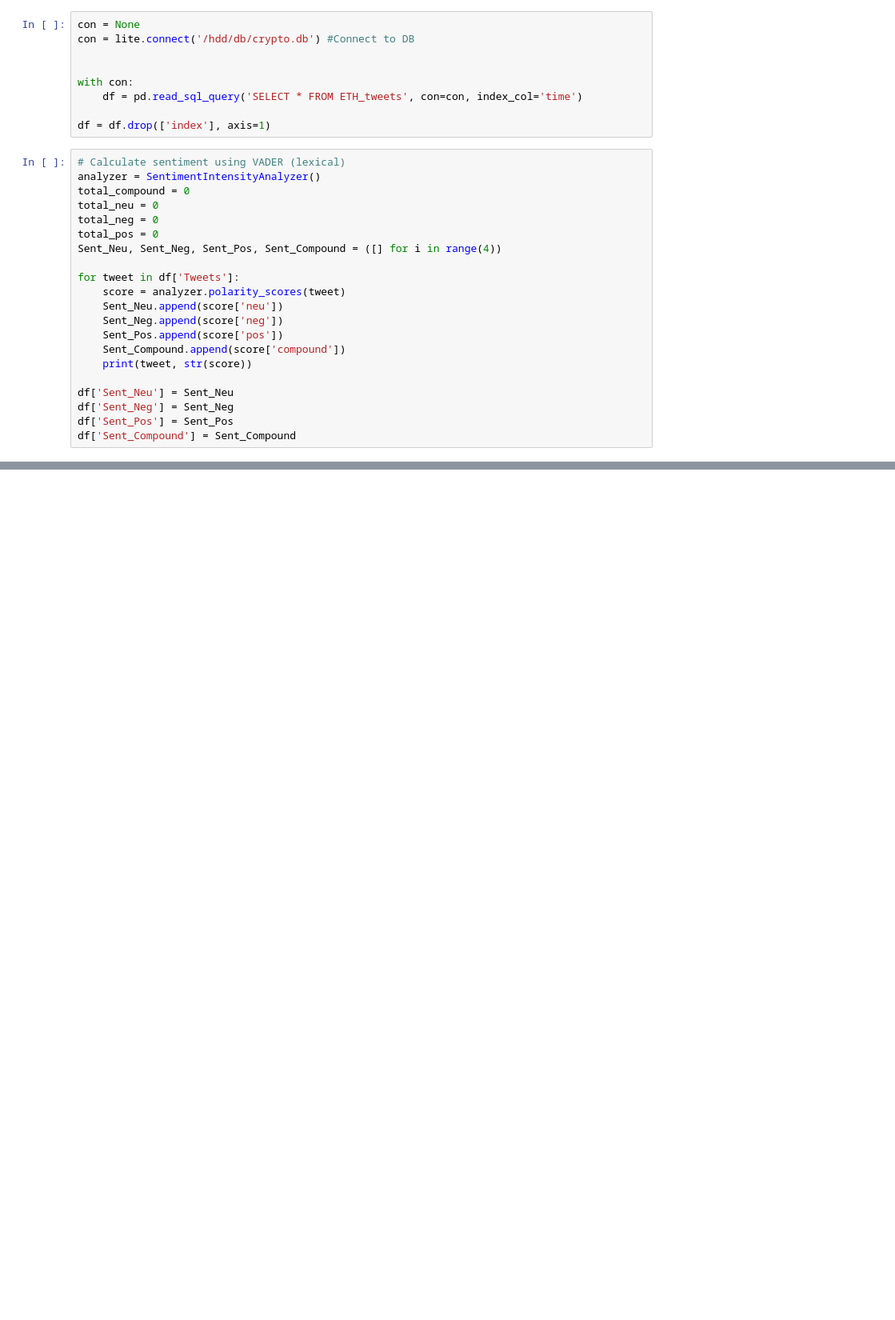
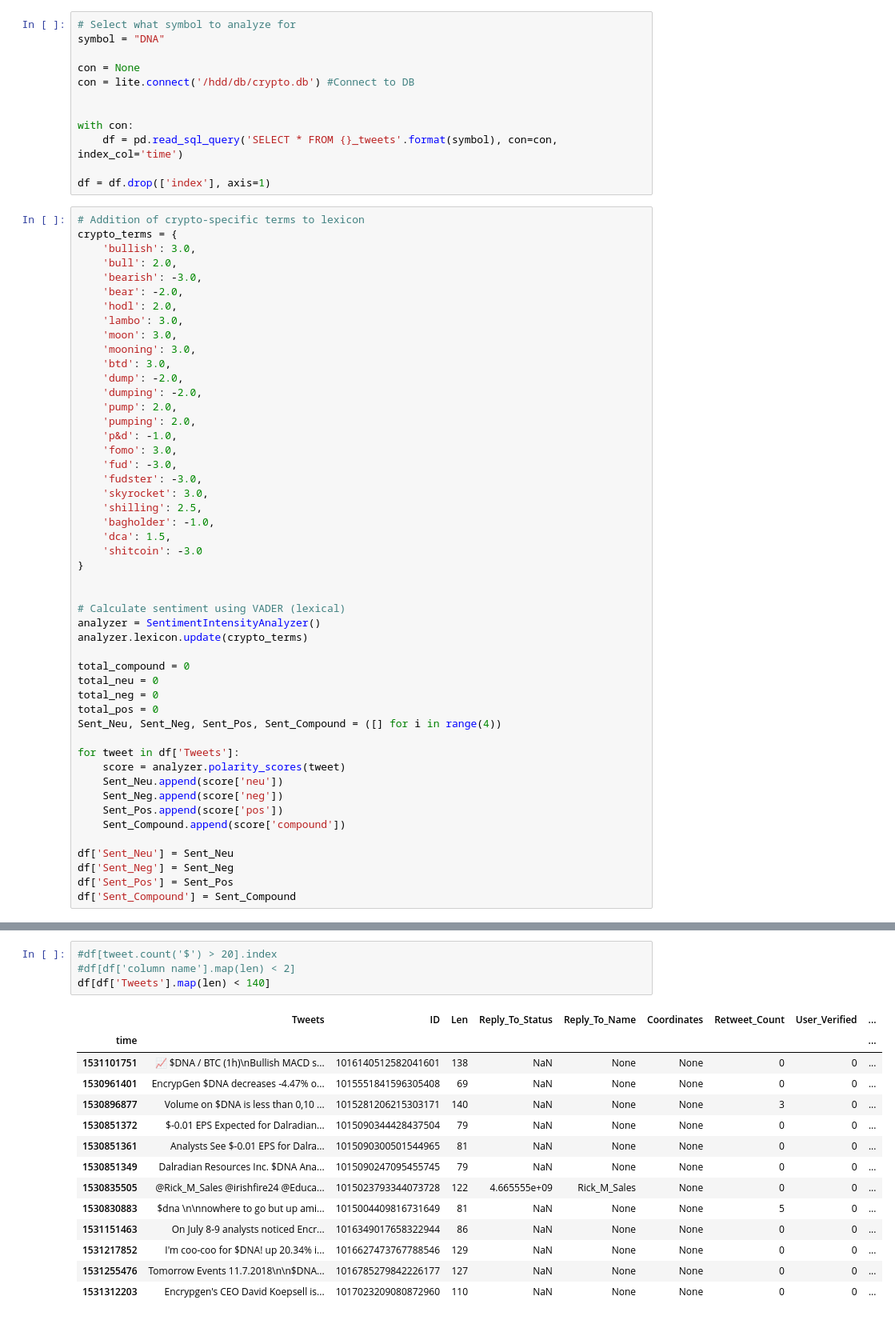
Before and after one commit to boazvetter/althawk, a Jupyter notebook: Data preparation.ipynb, the cells around one changed output, grey strips where cells are left out. Shown at 80% size. Cells and saved outputs as stored; diff of their text form; blank space fills up the shorter version.

Commit message:
Add crypto-specific lexicon

```diff
--- a/Data preparation.ipynb
+++ b/Data preparation.ipynb
@@ -14,17 +14,49 @@ import datetime
 import json
 from vaderSentiment.vaderSentiment import SentimentIntensityAnalyzer
 # %%
+# Select what symbol to analyze for
+symbol = "DNA"
+
 con = None
 con = lite.connect('/hdd/db/crypto.db') #Connect to DB
 
 
 with con:
-    df = pd.read_sql_query('SELECT * FROM ETH_tweets', con=con, index_col='time')
+    df = pd.read_sql_query('SELECT * FROM {}_tweets'.format(symbol), con=con, index_col='time')
 
 df = df.drop(['index'], axis=1)
 # %%
+# Addition of crypto-specific terms to lexicon
+crypto_terms = {
+    'bullish': 3.0,
+    'bull': 2.0,
+    'bearish': -3.0,
+    'bear': -2.0,
+    'hodl': 2.0,
+    'lambo': 3.0,
+    'moon': 3.0,
+    'mooning': 3.0,
+    'btd': 3.0,
+    'dump': -2.0,
+    'dumping': -2.0,
+    'pump': 2.0,
+    'pumping': 2.0,
+    'p&d': -1.0,
+    'fomo': 3.0,
+    'fud': -3.0,
+    'fudster': -3.0,
+    'skyrocket': 3.0,
+    'shilling': 2.5,
+    'bagholder': -1.0,
+    'dca': 1.5,
+    'shitcoin': -3.0
+}
+
+
 # Calculate sentiment using VADER (lexical)
 analyzer = SentimentIntensityAnalyzer()
+analyzer.lexicon.update(crypto_terms)
+
 total_compound = 0
 total_neu = 0
 total_neg = 0
@@ -37,7 +69,6 @@ for tweet in df['Tweets']:
     Sent_Neg.append(score['neg'])
     Sent_Pos.append(score['pos'])
     Sent_Compound.append(score['compound'])
-    print(tweet, str(score))
 
 df['Sent_Neu'] = Sent_Neu
 df['Sent_Neg'] = Sent_Neg
@@ -63,0 +111,19 @@ COMMANDERS! The #MEAWORMHOLE event is NOW LIVE! Who will mine the most resources
+# %%
+#df[tweet.count('$') > 20].index
+#df[df['column name'].map(len) < 2]
+df[df['Tweets'].map(len) < 140]
+# %% [output]
+|  | Tweets | ID | Len | Reply_To_Status | Reply_To_Name | Coordinates | Retweet_Count | User_Verified | ... |
+| time |  |  |  |  |  |  |  |  | ... |
+| 1531101751 | 📈 $DNA / BTC (1h)\nBullish MACD s... | 1016140512582041601 | 138 | NaN | None | None | 0 | 0 | ... |
+| 1530961401 | EncrypGen $DNA decreases -4.47% o... | 1015551841596305408 | 69 | NaN | None | None | 0 | 0 | ... |
+| 1530896877 | Volume on $DNA is less than 0,10 ... | 1015281206215303171 | 140 | NaN | None | None | 3 | 0 | ... |
+| 1530851372 | $-0.01 EPS Expected for Dalradian... | 1015090344428437504 | 79 | NaN | None | None | 0 | 0 | ... |
+| 1530851361 | Analysts See $-0.01 EPS for Dalra... | 1015090300501544965 | 81 | NaN | None | None | 0 | 0 | ... |
+| 1530851349 | Dalradian Resources Inc. $DNA Ana... | 1015090247095455745 | 79 | NaN | None | None | 0 | 0 | ... |
+| 1530835505 | @Rick_M_Sales @irishfire24 @Educa... | 1015023793344073728 | 122 | 4.665555e+09 | Rick_M_Sales | None | 0 | 0 | ... |
+| 1530830883 | $dna \n\nnowhere to go but up ami... | 1015004409816731649 | 81 | NaN | None | None | 5 | 0 | ... |
+| 1531151463 | On July 8-9 analysts noticed Encr... | 1016349017658322944 | 86 | NaN | None | None | 0 | 0 | ... |
+| 1531217852 | I'm coo-coo for $DNA! up 20.34% i... | 1016627473767788546 | 129 | NaN | None | None | 0 | 0 | ... |
+| 1531255476 | Tomorrow Events 11.7.2018\n\n$DNA... | 1016785279842226177 | 127 | NaN | None | None | 0 | 0 | ... |
+| 1531312203 | Encrypgen's CEO David Koepsell is... | 1017023209080872960 | 110 | NaN | None | None | 0 | 0 | ... |
```
Also changed, not shown: parts of 6 cells of this notebook.
